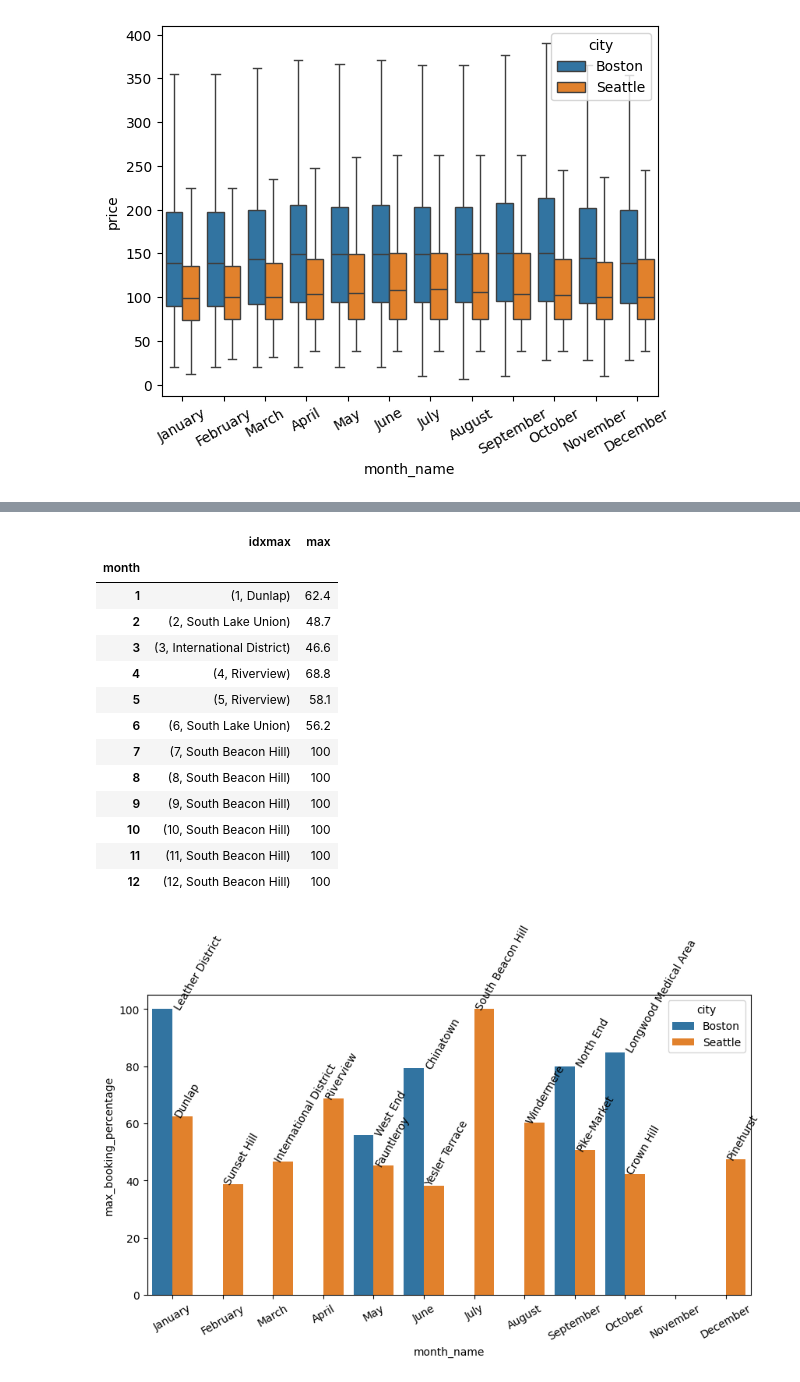
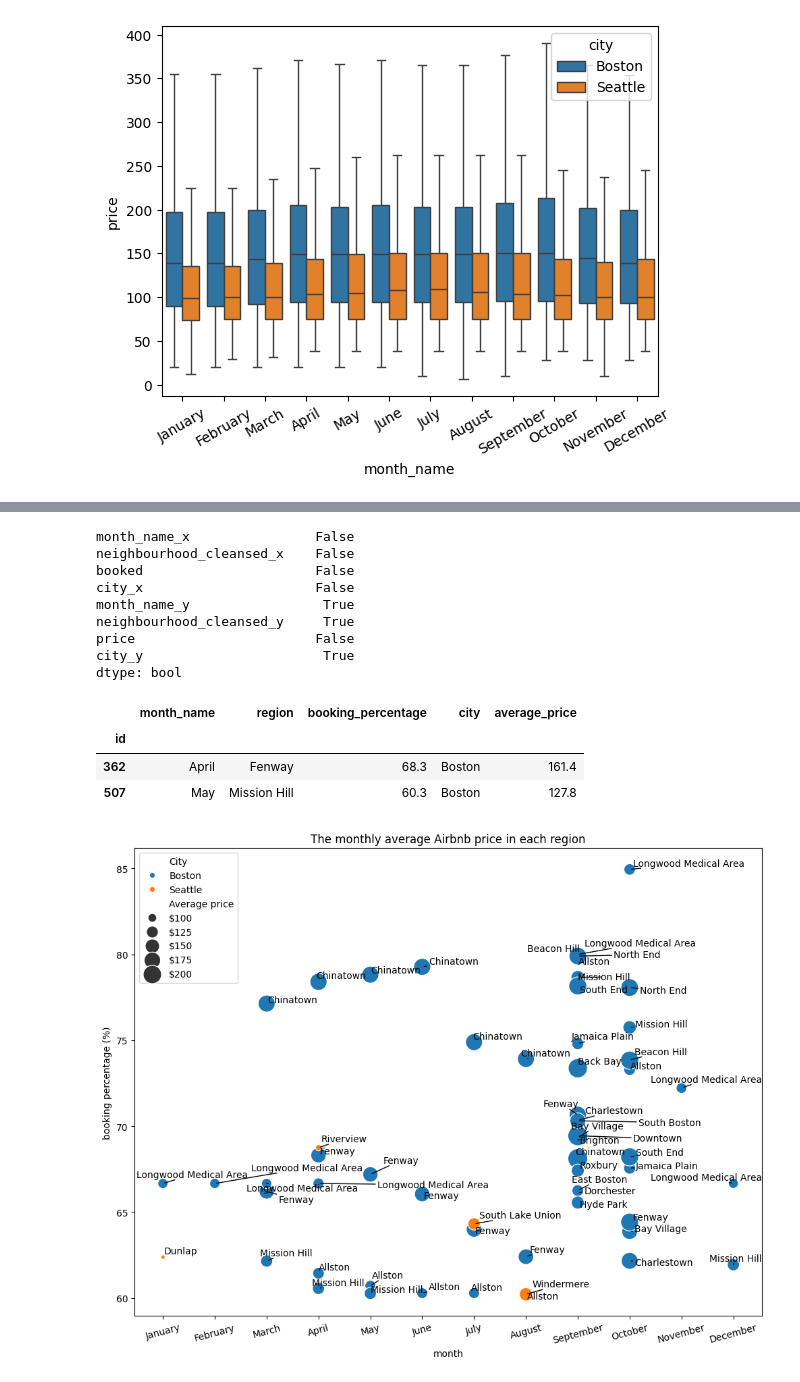
Before and after one commit to GinnCheng/Proj-Kaggle-Airbnb, a Jupyter notebook: main_script.ipynb, the cells around one changed output, grey strips where cells are left out. Drawn from its saved outputs; the diff is of its cells as text; code cells hidden in the pictures.

Commit message:
chore: main script
description:
-set new Q2 and Q3
-figures were polished further

```diff
--- a/main_script.ipynb
+++ b/main_script.ipynb
@@ -281,17 +277,13 @@ book_bs_pct
 # %%
-book_sa_pct
+# check duplicated columns to see if the merging gives the correct row merge
+book_pct_price_avg.T.duplicated()
 # %% [output]
-|  | idxmax | max |
-| month |  |  |
-| 1 | (1, Dunlap) | 62.4 |
-| 2 | (2, South Lake Union) | 48.7 |
-| 3 | (3, International District) | 46.6 |
-| 4 | (4, Riverview) | 68.8 |
-| 5 | (5, Riverview) | 58.1 |
-| 6 | (6, South Lake Union) | 56.2 |
-| 7 | (7, South Beacon Hill) | 100 |
-| 8 | (8, South Beacon Hill) | 100 |
-| 9 | (9, South Beacon Hill) | 100 |
-| 10 | (10, South Beacon Hill) | 100 |
-| 11 | (11, South Beacon Hill) | 100 |
-| 12 | (12, South Beacon Hill) | 100 |
+month_name_x                False
+neighbourhood_cleansed_x    False
+booked                      False
+city_x                      False
+month_name_y                 True
+neighbourhood_cleansed_y     True
+price                       False
+city_y                       True
+dtype: bool
@@ -311,12 +290,38 @@ vibe_month = book_pct.iloc[max_indx]
+# %%
+# drop the duplicated columns
+book_pct_price_avg = book_pct_price_avg.T.drop_duplicates().T
+book_pct_price_avg.rename(columns=dict(zip(book_pct_price_avg.columns.tolist(),['month_name','region','booking_percentage','city','average_price'])),inplace=True)
+book_pct_price_avg.month_name = pd.Categorical(book_pct_price_avg.month_name, categories=month_order, ordered=True)
+book_pct_price_avg.dropna(subset=['booking_percentage','average_price'], inplace=True)
+# %%
+# find the booking percentage around 50
+bppa = book_pct_price_avg.query('booking_percentage < 90 and booking_percentage > 60')
+# %%
+bppa.sample(2)
+# %% [output]
+|  | month_name | region | booking_percentage | city | average_price |
+| id |  |  |  |  |  |
+| 362 | April | Fenway | 68.3 | Boston | 161.4 |
+| 507 | May | Mission Hill | 60.3 | Boston | 127.8 |
 # %%
-fig, ax = plt.subplots(figsize=[10,5])
-sns.barplot(data=vibe_month, x='month_name', y='max_booking_percentage',hue='city',
-                ax=ax, legend='auto')
+# plot
+from adjustText import adjust_text
+fig, ax = plt.subplots(figsize=[12,9])
+sns.scatterplot(data=bppa, x='month_name', y='booking_percentage',hue='city',
+                size=bppa.average_price, sizes=(20,450), ax=ax, legend='auto')
+new_labels = ['City','Boston','Seattle','Average price','$100','$125','$150','$175','$200']
+handles, previous_labels = ax.get_legend_handles_labels()
+ax.legend(handles=handles, labels=new_labels, loc='upper left')
 # annotate
-for i in range(len(vibe_month)):
-    plt.annotate(vibe_month.region.iloc[i], (vibe_month.month_name.iloc[i], vibe_month.max_booking_percentage.iloc[i]), rotation=60)
-plt.xticks(rotation=30)
+texts = []
+for i in range(len(bppa)):
+    texts.append(plt.annotate(bppa.region.iloc[i], (bppa.month_name.iloc[i], bppa.booking_percentage.iloc[i]), rotation=0))
+adjust_text(texts, only_move={'points':'y', 'texts':'y'}, arrowprops=dict(arrowstyle="-", color='k', lw=1))
+plt.xticks(rotation=15)
+ax.set_xlabel('month')
+ax.set_ylabel('booking percentage (%)')
+ax.set_title('The monthly average Airbnb price in each region')
 plt.show()
 # %% [output]
-[figure, old version]
+[figure, new version]
 # %% [markdown]
```
Also changed, not shown: parts of 7 cells of this notebook.
